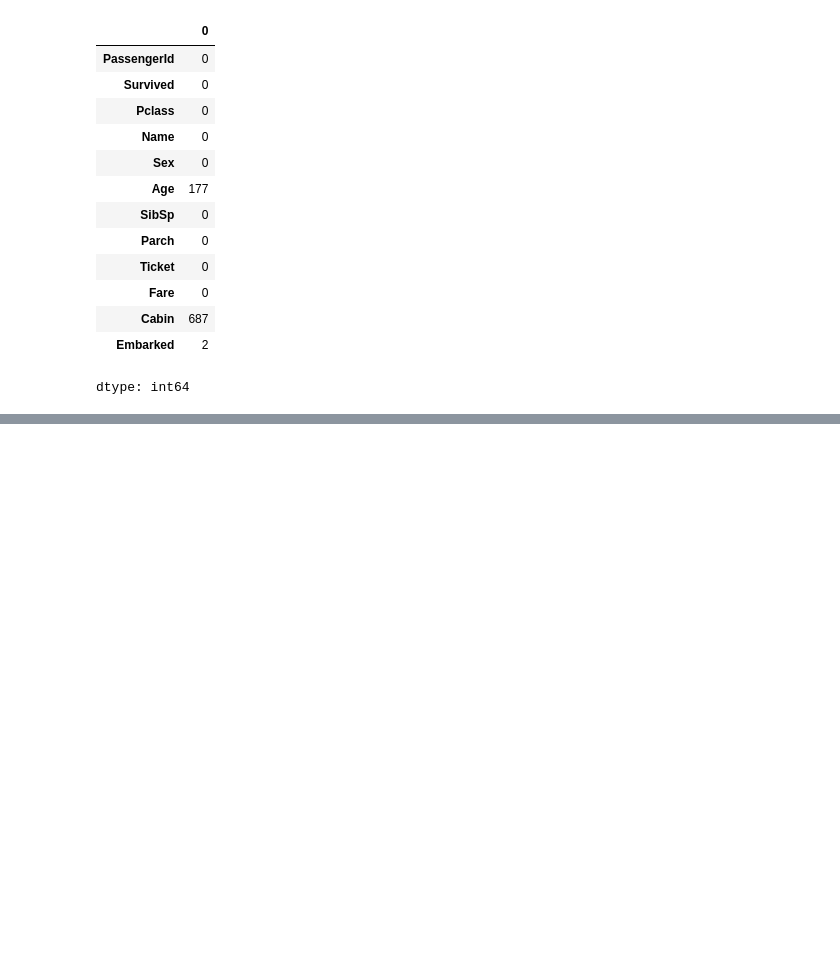
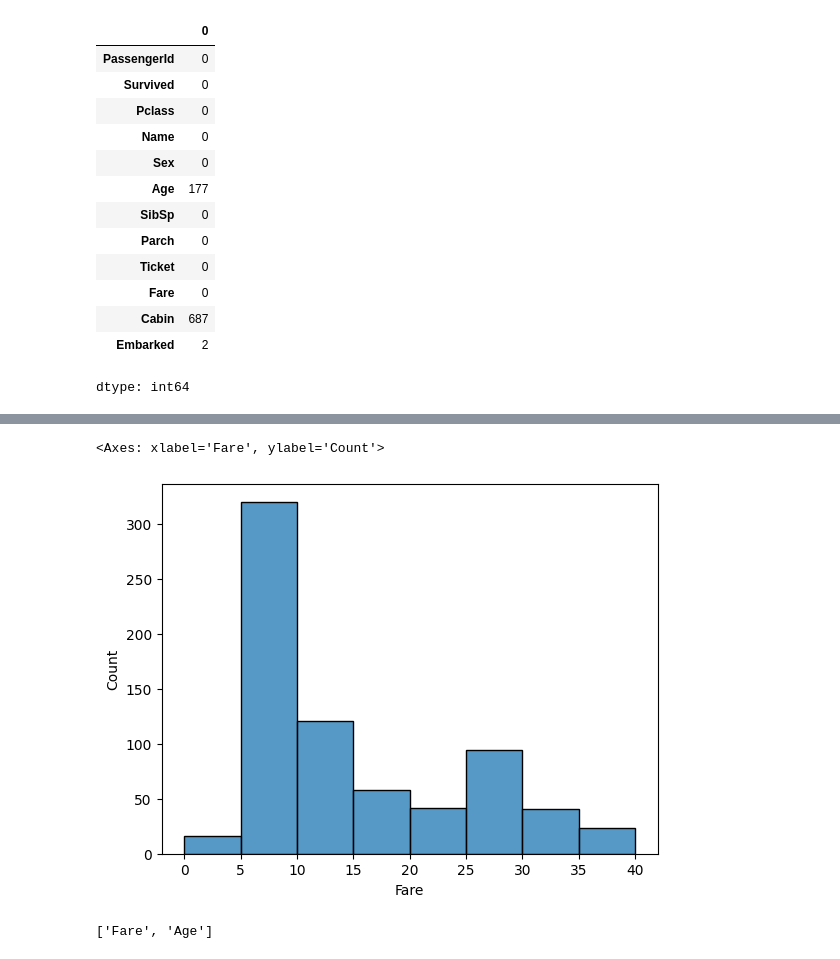
Before and after one commit to InsightByHarshit/Titanic-Analysis, a Jupyter notebook: Titanic_Analysis.ipynb, the cells around one changed output, grey strips where cells are left out. Saved outputs shown, nothing was run; the diff lists cells and outputs as text; code cells hidden in the pictures; blank space fills up the shorter version.

```diff
--- a/Titanic_Analysis.ipynb
+++ b/Titanic_Analysis.ipynb
@@ -286,0 +327,9 @@ Name: Fare, dtype: float64
+# %%
+sns.histplot(df["Fare"], bins=[0, 5, 10, 15, 20, 25, 30, 35, 40])
+# %% [output]
+<Axes: xlabel='Fare', ylabel='Count'>
+[figure, added]
+# %%
+cont_cols
+# %% [output]
+['Fare', 'Age']
```
Also changed, not shown: parts of 90 cells of this notebook.
